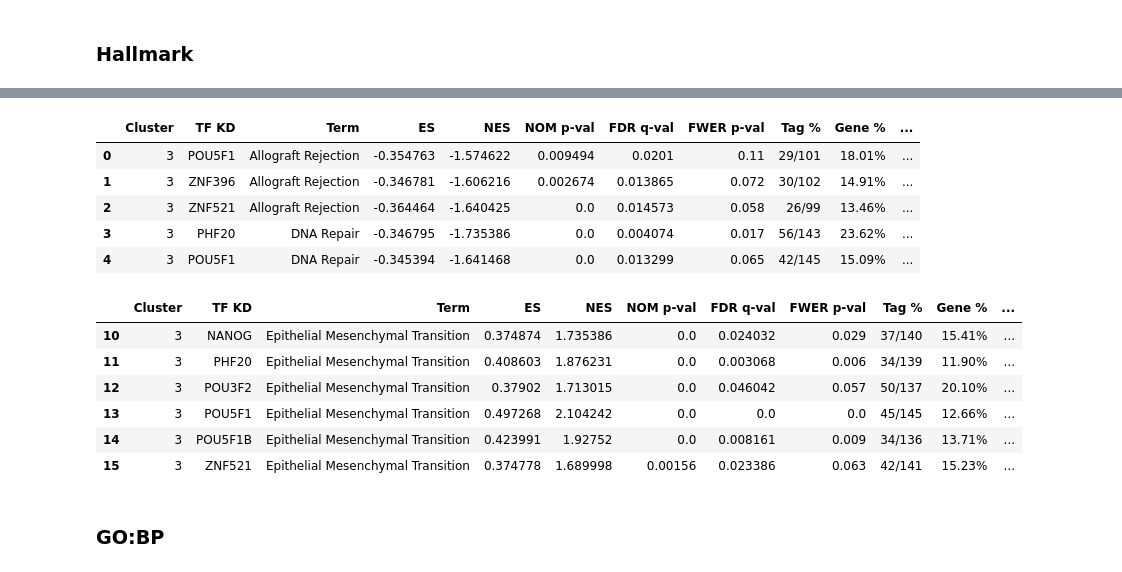
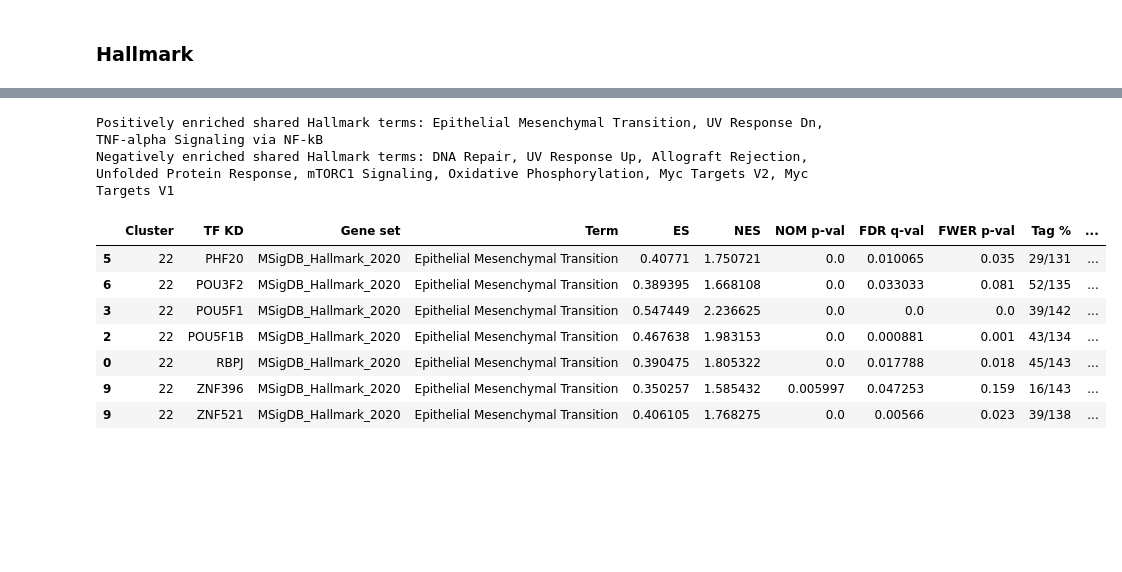
Before and after one commit to subramaniam-lab-ucsd/tf-project, a Jupyter notebook: tf_project_analysis.ipynb, the cells around one changed output, grey strips where cells are left out. Saved outputs shown, nothing was run; the diff lists cells and outputs as text; code cells hidden in the pictures; blank space fills up the shorter version.

```diff
--- a/tf_project_analysis.ipynb
+++ b/tf_project_analysis.ipynb
@@ -60 +241,3 @@ de_results.head()
+# %%
+kd_wald_dict_kolf = build_3_run_wald_dict(de_results_dfs)
 # %%
@@ -546,7 +992,11 @@ cl3_hallmark_results_full.to_pickle(hallmark_filepath)
+# %%
+hallmark_filepath = "/home/ranwyl/results_tf_project/KOLF_cl22_gsea_hallmark_5-19-26.pkl"
+cl22_hallmark_results_full = pd.read_pickle(hallmark_filepath)
 # %%
-cl3_hallmark_enriched = build_enriched_gsea_terms_df(
-    cl3_hallmark_results_full, kd_col="TF KD",
-    fdr_cutoff=0.05, min_absolute_nes=None,
-    DE_results=de_results, DE_p_threshold=0.02, DE_p_threshold_type="pvalue",
-    rank_by="stat", rank_abs_threshold=1
+cl22_hallmark_enriched = build_enriched_gsea_terms_df(
+    cl22_hallmark_results_full, DGE_results_dfs=de_results_dfs,
+    kd_col="TF KD", fdr_cutoff=0.05, min_absolute_nes=None,
+    DGE_p_threshold=0.02, DGE_p_threshold_type="pvalue",
+    rank_by="stat", rank_abs_threshold=1,
+    kd_DEG_dict=kd_deg_dict_kolf, kd_wald_dict = kd_wald_dict_kolf
 )
@@ -562,6 +1003,8 @@ cl3_hallmark_enriched.sort_values(by="# DE lead genes", ascending=False).head()
 # %%
-cl3_hallmark_shared_terms, cl3_hallmark_shared_terms_summary = \
+cl22_hallmark_shared_terms, cl22_hallmark_shared_terms_summary = \
     build_cluster_shared_gsea_terms_df(
-        cl3_hallmark_enriched, gene_set_lib="MSigDB_Hallmark_2020",
+        cl22_hallmark_enriched, gene_set_lib="MSigDB_Hallmark_2020",
         min_cluster_kds=3, kd_col="TF KD", max_term_size=200)
+cl22_hallmark_shared_terms_degs_summary = cl22_hallmark_shared_terms_summary[
+    cl22_hallmark_shared_terms_summary['Total DE leading genes'] >= 3]
 # %% [output]
@@ -612,22 +1044,21 @@ print(cl3_hallmark_shared_terms_degs_summary['Term'].values.tolist())
-# %%
-cl3_hallmark_shared_terms.head()
-# %% [output]
-|  | Cluster | TF KD | Term | ES | NES | NOM p-val | FDR q-val | FWER p-val | Tag % | Gene % | ... |
-| 0 | 3 | POU5F1 | Allograft Rejection | -0.354763 | -1.574622 | 0.009494 | 0.0201 | 0.11 | 29/101 | 18.01% | ... |
-| 1 | 3 | ZNF396 | Allograft Rejection | -0.346781 | -1.606216 | 0.002674 | 0.013865 | 0.072 | 30/102 | 14.91% | ... |
-| 2 | 3 | ZNF521 | Allograft Rejection | -0.364464 | -1.640425 | 0.0 | 0.014573 | 0.058 | 26/99 | 13.46% | ... |
-| 3 | 3 | PHF20 | DNA Repair | -0.346795 | -1.735386 | 0.0 | 0.004074 | 0.017 | 56/143 | 23.62% | ... |
-| 4 | 3 | POU5F1 | DNA Repair | -0.345394 | -1.641468 | 0.0 | 0.013299 | 0.065 | 42/145 | 15.09% | ... |
+# %%
+up_terms = cl22_hallmark_shared_terms_summary[cl22_hallmark_shared_terms_summary['Mean NES'] > 0]
+down_terms = cl22_hallmark_shared_terms_summary[cl22_hallmark_shared_terms_summary['Mean NES'] < 0]
+print(f"Positively enriched shared Hallmark terms: {', '.join(up_terms['Term'].values.tolist())}")
+print(f"Negatively enriched shared Hallmark terms: {', '.join(down_terms['Term'].values.tolist())}")
+# %% [output]
+Positively enriched shared Hallmark terms: Epithelial Mesenchymal Transition, UV Response Dn, TNF-alpha Signaling via NF-kB
+Negatively enriched shared Hallmark terms: DNA Repair, UV Response Up, Allograft Rejection, Unfolded Protein Response, mTORC1 Signaling, Oxidative Phosphorylation, Myc Targets V2, Myc Targets V1
 # %%
-cl3_hallmark_shared_terms[
-    cl3_hallmark_shared_terms['Term'] == 'Epithelial Mesenchymal Transition']
+with pd.option_context('display.max_rows', None, 'display.max_colwidth', 150):
+    display(cl22_hallmark_shared_terms[
+        cl22_hallmark_shared_terms['Term'] == 'Epithelial Mesenchymal Transition'])
 # %% [output]
-|  | Cluster | TF KD | Term | ES | NES | NOM p-val | FDR q-val | FWER p-val | Tag % | Gene % | ... |
-| 10 | 3 | NANOG | Epithelial Mesenchymal Transition | 0.374874 | 1.735386 | 0.0 | 0.024032 | 0.029 | 37/140 | 15.41% | ... |
-| 11 | 3 | PHF20 | Epithelial Mesenchymal Transition | 0.408603 | 1.876231 | 0.0 | 0.003068 | 0.006 | 34/139 | 11.90% | ... |
-| 12 | 3 | POU3F2 | Epithelial Mesenchymal Transition | 0.37902 | 1.713015 | 0.0 | 0.046042 | 0.057 | 50/137 | 20.10% | ... |
-| 13 | 3 | POU5F1 | Epithelial Mesenchymal Transition | 0.497268 | 2.104242 | 0.0 | 0.0 | 0.0 | 45/145 | 12.66% | ... |
-| 14 | 3 | POU5F1B | Epithelial Mesenchymal Transition | 0.423991 | 1.92752 | 0.0 | 0.008161 | 0.009 | 34/136 | 13.71% | ... |
-| 15 | 3 | ZNF521 | Epithelial Mesenchymal Transition | 0.374778 | 1.689998 | 0.00156 | 0.023386 | 0.063 | 42/141 | 15.23% | ... |
+|  | Cluster | TF KD | Gene set | Term | ES | NES | NOM p-val | FDR q-val | FWER p-val | Tag % | ... |
+| 5 | 22 | PHF20 | MSigDB_Hallmark_2020 | Epithelial Mesenchymal Transition | 0.40771 | 1.750721 | 0.0 | 0.010065 | 0.035 | 29/131 | ... |
+| 6 | 22 | POU3F2 | MSigDB_Hallmark_2020 | Epithelial Mesenchymal Transition | 0.389395 | 1.668108 | 0.0 | 0.033033 | 0.081 | 52/135 | ... |
+| 3 | 22 | POU5F1 | MSigDB_Hallmark_2020 | Epithelial Mesenchymal Transition | 0.547449 | 2.236625 | 0.0 | 0.0 | 0.0 | 39/142 | ... |
+| 2 | 22 | POU5F1B | MSigDB_Hallmark_2020 | Epithelial Mesenchymal Transition | 0.467638 | 1.983153 | 0.0 | 0.000881 | 0.001 | 43/134 | ... |
+| 0 | 22 | RBPJ | MSigDB_Hallmark_2020 | Epithelial Mesenchymal Transition | 0.390475 | 1.805322 | 0.0 | 0.017788 | 0.018 | 45/143 | ... |
+| 9 | 22 | ZNF396 | MSigDB_Hallmark_2020 | Epithelial Mesenchymal Transition | 0.350257 | 1.585432 | 0.005997 | 0.047253 | 0.159 | 16/143 | ... |
+| 9 | 22 | ZNF521 | MSigDB_Hallmark_2020 | Epithelial Mesenchymal Transition | 0.406105 | 1.768275 | 0.0 | 0.00566 | 0.023 | 39/138 | ... |
-# %% [markdown]
-### GO:BP
```
Also changed, not shown: parts of 446 cells of this notebook, 5 other files.
